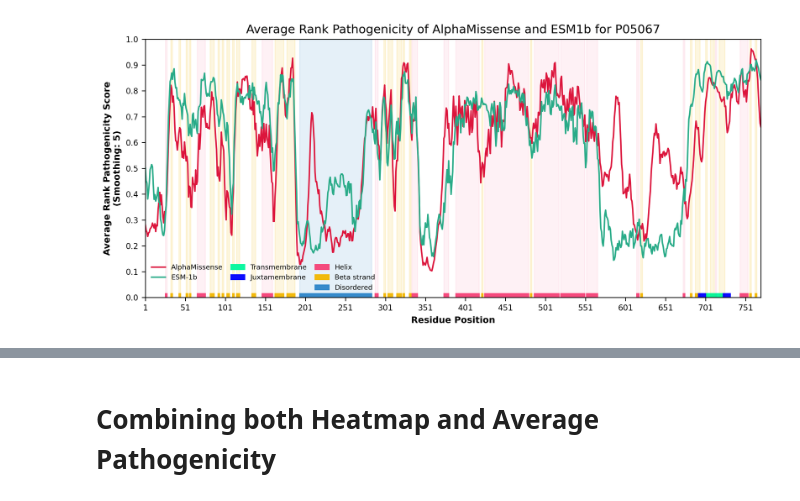
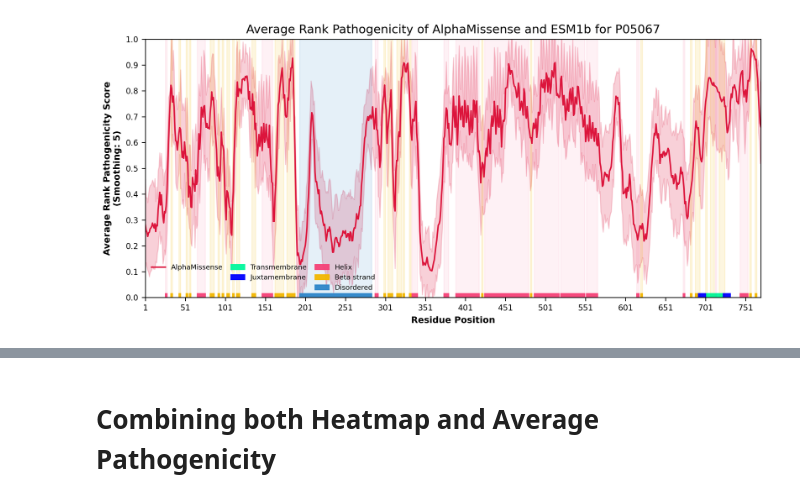
Before and after one commit to Welkinks/Bachelor_Thesis_ESM-1b_AlphaMissense_Analysis, a Jupyter notebook: notebooks/5.7.Combining_heat_patho.ipynb, the cells around one changed output, grey strips where cells are left out. Cells and saved outputs as stored; diff of their text form; code cells hidden in the pictures.

```diff
--- a/notebooks/5.7.Combining_heat_patho.ipynb
+++ b/notebooks/5.7.Combining_heat_patho.ipynb
@@ -15,18 +15,18 @@ from src.plotting.plot_heatmap_pathogenicity import plot_heatmap_pathogenicity
 # %%
 fig, ax = plot_pathogenicity(
     protein_id="P05067",        # multispan: A8MYU2
-    curves="both",
+    curves="AlphaMissense",
     rank=True,
     span="singlespan",
     method="mean",
     highlight=["Helix","Beta strand","Transmembrane", "Juxtamembrane", "Disordered", "Transmembrane Helix"],
     smoothing_window=5,
-    show_std=False,
+    show_std=True,
     figsize=(9.5, 4.5),     # optimal figure size for Bachelor Thesis pdf
     save_path=True
 )
 # %% [output]
-[figure, old version]
+[figure, new version]
 # %%
 results = plot_heatmap("P05067")
 # %% [output]
```
Also changed, not shown: 5 other files.
